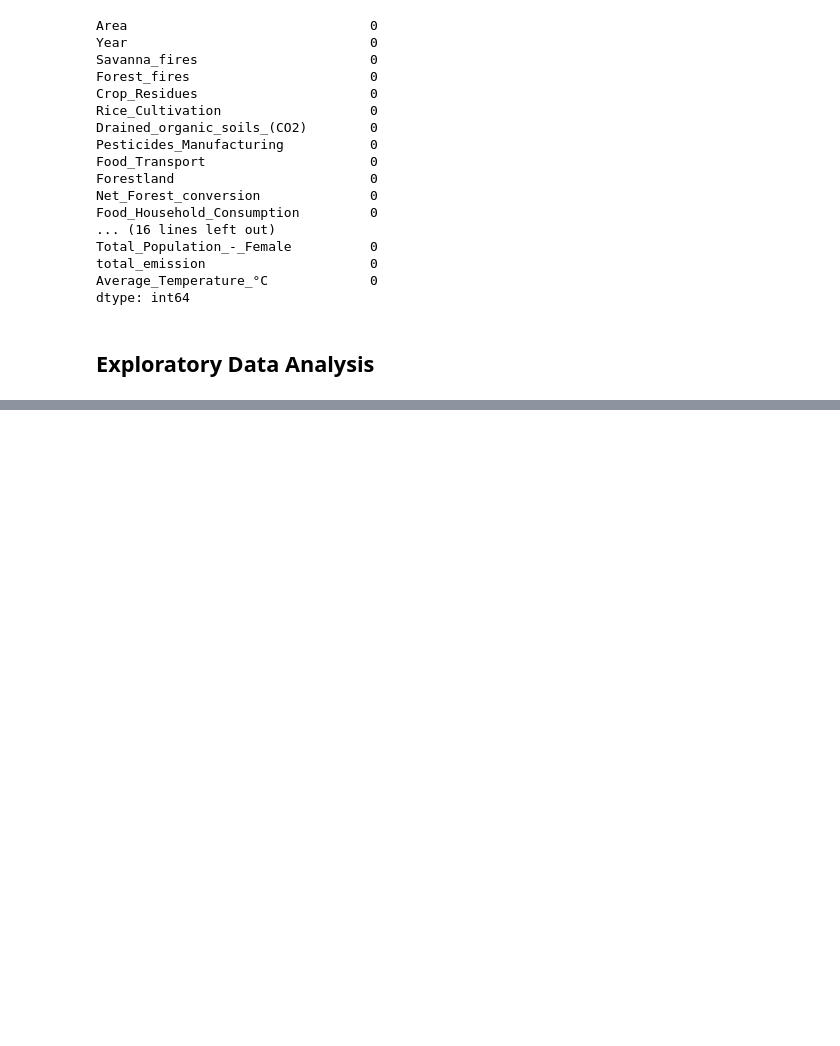
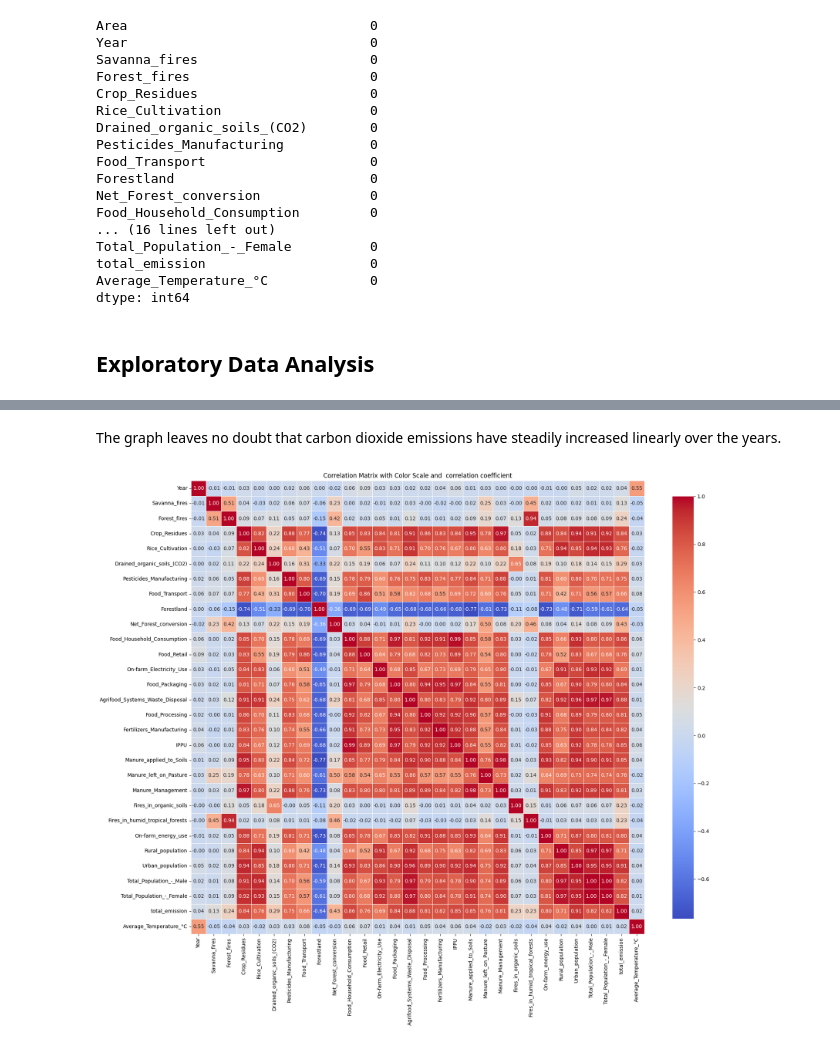
Before and after one commit to justin9503/RegressionSprint_2401FTDSTeam_EG1, a Jupyter notebook: RegressionSprint_2401FTDSTeam_EG1.ipynb, the cells around one changed output, grey strips where cells are left out. Cells and saved outputs as stored; diff of their text form; code cells hidden in the pictures; blank space fills up the shorter version.

```diff
--- a/RegressionSprint_2401FTDSTeam_EG1.ipynb
+++ b/RegressionSprint_2401FTDSTeam_EG1.ipynb
@@ -166,0 +290,19 @@ This graph shows that total emissions increase as the years progress, it suggest
+# %% [markdown]
+The graph leaves no doubt that carbon dioxide emissions have steadily increased linearly over the years.
+# %%
+corr = df.drop("Area", axis=1).corr()
+
+plt.figure(figsize=(20, 20))
+sns.heatmap(
+    corr,
+    annot=True,
+    cmap="coolwarm",
+    fmt=".2f",
+    linewidths=0.5,
+    square=True,
+    cbar_kws={"shrink": 0.75},
+)
+plt.title("Correlation Matrix with Color Scale and  correlation coefficient")
+plt.show()
+# %% [output]
+[figure, added]
```
Also changed, not shown: parts of 23 cells of this notebook.
